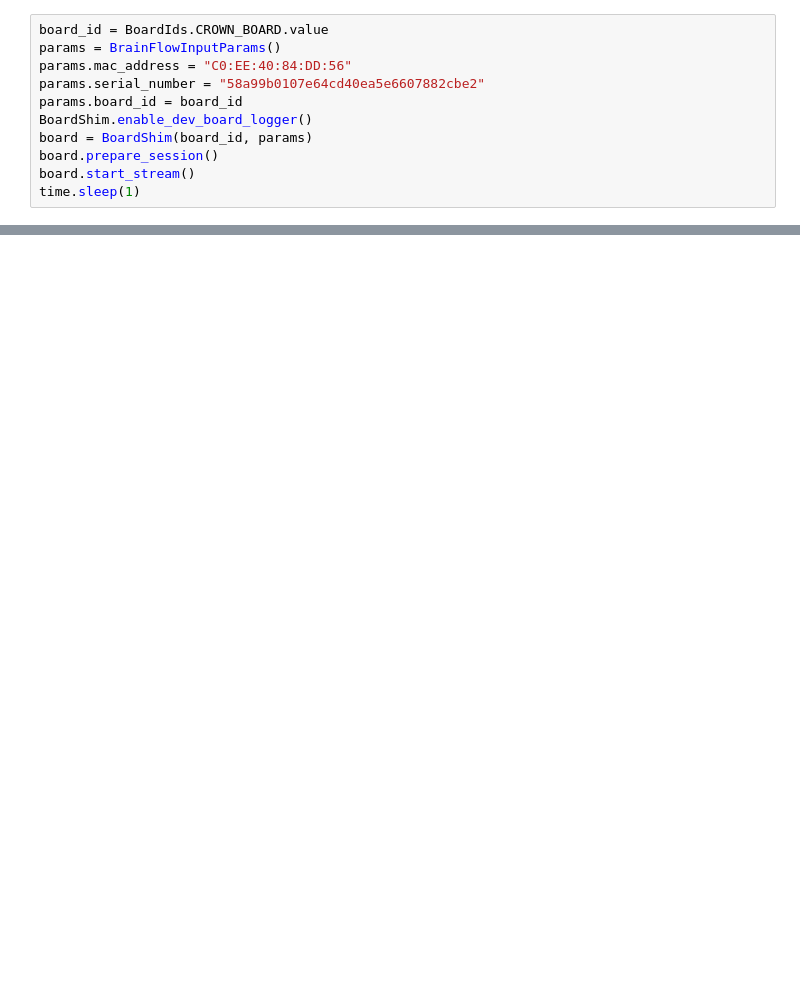
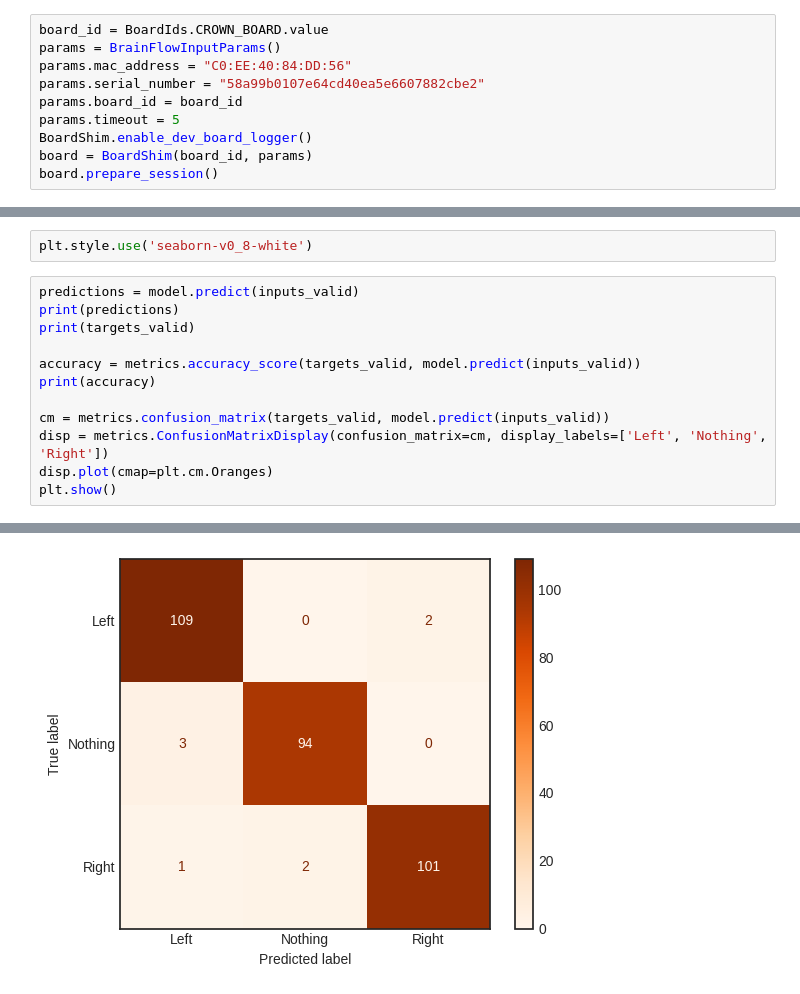
Before and after one commit to Stelath/neuro-nav, a Jupyter notebook: decision_tree_testing.ipynb, the cells around one changed output, grey strips where cells are left out. Saved outputs shown, nothing was run; the diff lists cells and outputs as text; blank space fills up the shorter version.

```diff
--- a/decision_tree_testing.ipynb
+++ b/decision_tree_testing.ipynb
@@ -12,8 +15,7 @@ params = BrainFlowInputParams()
 params.mac_address = "C0:EE:40:84:DD:56"
 params.serial_number = "58a99b0107e64cd40ea5e6607882cbe2"
 params.board_id = board_id
+params.timeout = 5
 BoardShim.enable_dev_board_logger()
 board = BoardShim(board_id, params)
 board.prepare_session()
-board.start_stream()
-time.sleep(1)
@@ -32,0 +135,15 @@ print(model.predict_proba([[0, 1]]))
+# %%
+plt.style.use('seaborn-v0_8-white')
+# %%
+predictions = model.predict(inputs_valid)
+print(predictions)
+print(targets_valid)
+
+accuracy = metrics.accuracy_score(targets_valid, model.predict(inputs_valid))
+print(accuracy)
+
+cm = metrics.confusion_matrix(targets_valid, model.predict(inputs_valid))
+disp = metrics.ConfusionMatrixDisplay(confusion_matrix=cm, display_labels=['Left', 'Nothing', 'Right'])
+disp.plot(cmap=plt.cm.Oranges)
+plt.show()
+# %% [output]
@@ -33,3 +169,4 @@ print(model.predict_proba([[0, 1]]))
+[figure, added]
 # %%
 tree.plot_tree(model)
 # %% [output]
```
Also changed, not shown: parts of 16 cells of this notebook, 2 other files.
